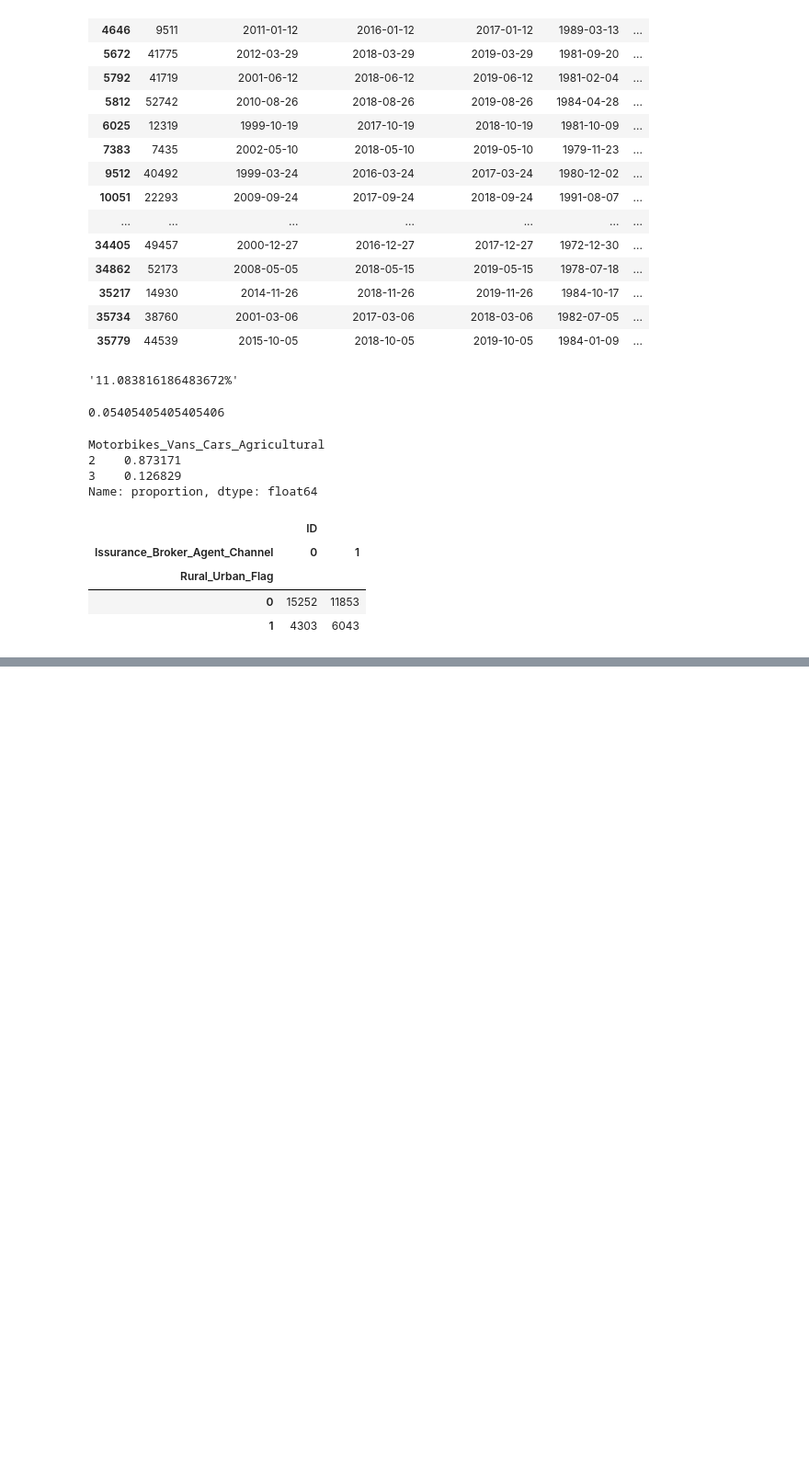
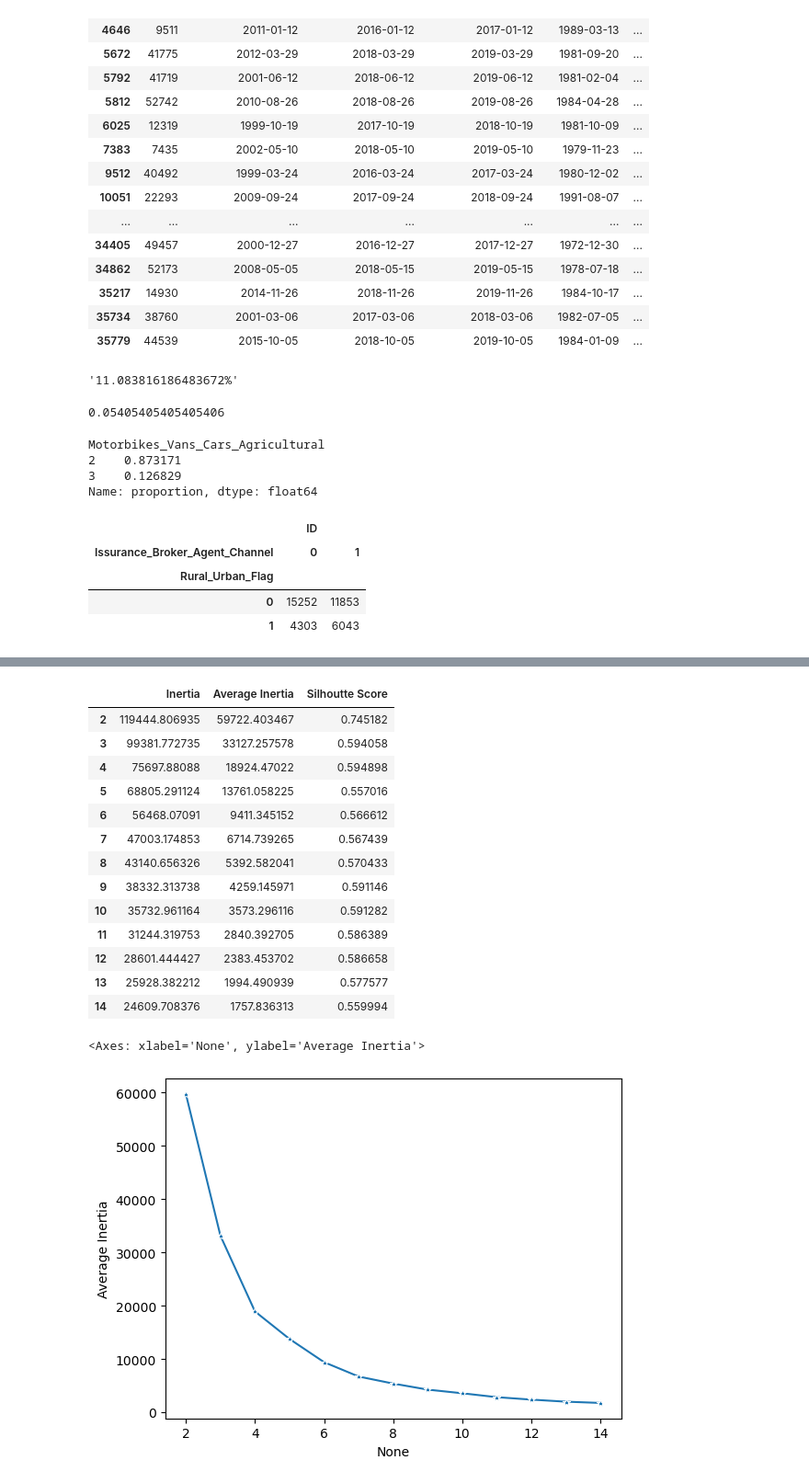
Before and after one commit to vivan-doshi/Insurance_claims, a Jupyter notebook: 02_Exploration_notebook/exploring.ipynb, the cells around one changed output, grey strips where cells are left out. Shown: that part at 92% size. Cells and saved outputs as stored; diff of their text form; code cells hidden in the pictures; blank space fills up the shorter version.

Commit message:
Added segmentation

```diff
--- a/02_Exploration_notebook/exploring.ipynb
+++ b/02_Exploration_notebook/exploring.ipynb
@@ -884,0 +909,64 @@ insurance_data.groupby(by=['Rural_Urban_Flag','Issurance_Broker_Agent_Channel'])
+# %%
+# creating a separate DF for segmentation
+segmentation_df = insurance_data[['ID','Total_Cost_Claims_Current_Yr', 'Total_Number_Claims_Current_Yr',
+                                  'Total_Number_Claims_Entire_Duration','Ratio_Claims_Total_Duration_Force',
+                                  'Loss_Cost', 'Historically_Adjusted_Loss_Cost', 'Claim_Status']]
+# %%
+from sklearn.preprocessing import StandardScaler
+from sklearn.cluster import KMeans
+import seaborn as sns
+import pandas as pd
+import numpy as np
+from sklearn.metrics import silhouette_score
+
+# setting a normal scaling
+scaler = StandardScaler()
+
+# setting a df for normalized values
+norm_seg_values = scaler.fit_transform(segmentation_df[['Total_Cost_Claims_Current_Yr', 'Total_Number_Claims_Current_Yr',
+                                  'Total_Number_Claims_Entire_Duration','Ratio_Claims_Total_Duration_Force',
+                                  'Loss_Cost', 'Historically_Adjusted_Loss_Cost', 'Claim_Status']])
+
+# Convert normalized array back to DataFrame with column names
+norm_seg_df = pd.DataFrame(norm_seg_values,
+                          columns=['Total_Cost_Claims_Current_Yr', 'Total_Number_Claims_Current_Yr',
+                                  'Total_Number_Claims_Entire_Duration','Ratio_Claims_Total_Duration_Force',
+                                  'Loss_Cost', 'Historically_Adjusted_Loss_Cost', 'Claim_Status'])
+
+# Now we can fill NA values
+norm_seg_df = norm_seg_df.fillna(-1)
+
+# now we will define k-hyperparameters and inertia dataframe
+k_hyperparameters = range(2,15)
+inertia_df = pd.DataFrame(columns=['Inertia','Average Inertia'])
+
+# setting a for loop to check the ideal amount of clusters
+for k_vals in k_hyperparameters:
+    k_tuning = KMeans(n_clusters=k_vals, random_state=39)
+    k_tuning.fit(norm_seg_df)
+    inertia_df.loc[k_vals,'Inertia'] = k_tuning.inertia_
+    inertia_df.loc[k_vals,'Average Inertia'] = k_tuning.inertia_/k_vals
+    cluster_labels = k_tuning.fit_predict(norm_seg_df)
+    inertia_df.loc[k_vals, 'Silhoutte Score'] = silhouette_score(norm_seg_df, cluster_labels)
+
+
+display(inertia_df)
+
+sns.lineplot(data=inertia_df, x=inertia_df.index, y='Average Inertia', marker='*')
+# %% [output]
+|  | Inertia | Average Inertia | Silhoutte Score |
+| 2 | 119444.806935 | 59722.403467 | 0.745182 |
+| 3 | 99381.772735 | 33127.257578 | 0.594058 |
+| 4 | 75697.88088 | 18924.47022 | 0.594898 |
+| 5 | 68805.291124 | 13761.058225 | 0.557016 |
+| 6 | 56468.07091 | 9411.345152 | 0.566612 |
+| 7 | 47003.174853 | 6714.739265 | 0.567439 |
+| 8 | 43140.656326 | 5392.582041 | 0.570433 |
+| 9 | 38332.313738 | 4259.145971 | 0.591146 |
+| 10 | 35732.961164 | 3573.296116 | 0.591282 |
+| 11 | 31244.319753 | 2840.392705 | 0.586389 |
+| 12 | 28601.444427 | 2383.453702 | 0.586658 |
+| 13 | 25928.382212 | 1994.490939 | 0.577577 |
+| 14 | 24609.708376 | 1757.836313 | 0.559994 |
+<Axes: xlabel='None', ylabel='Average Inertia'>
+[figure, added]
```
Also changed, not shown: parts of 8 cells of this notebook, 1 other file.
